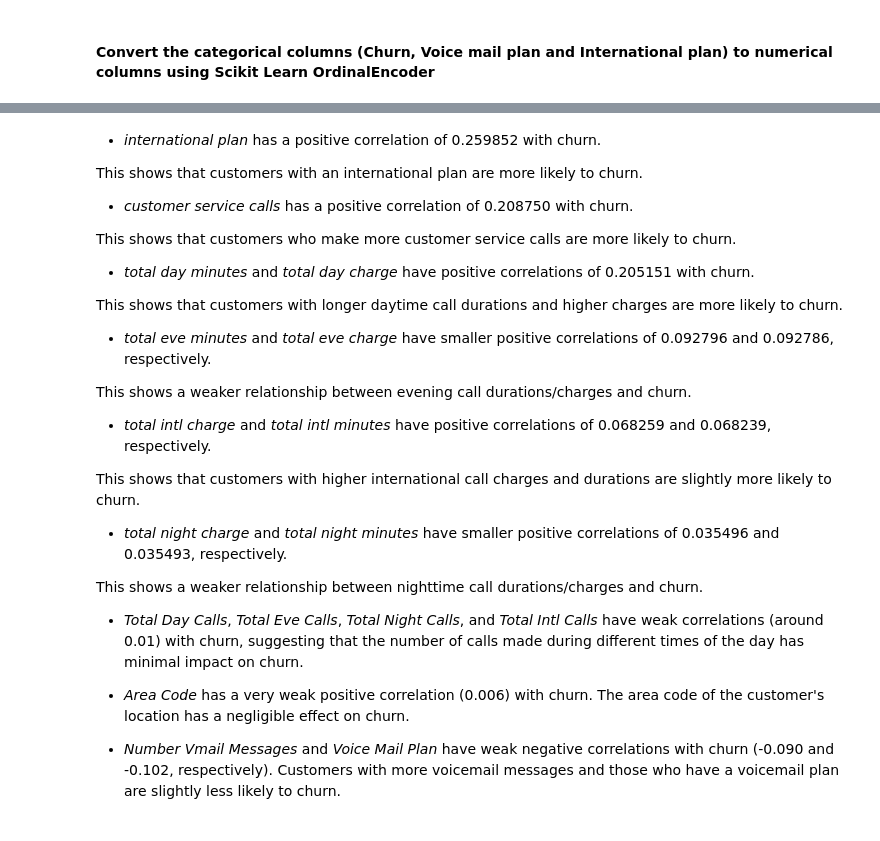
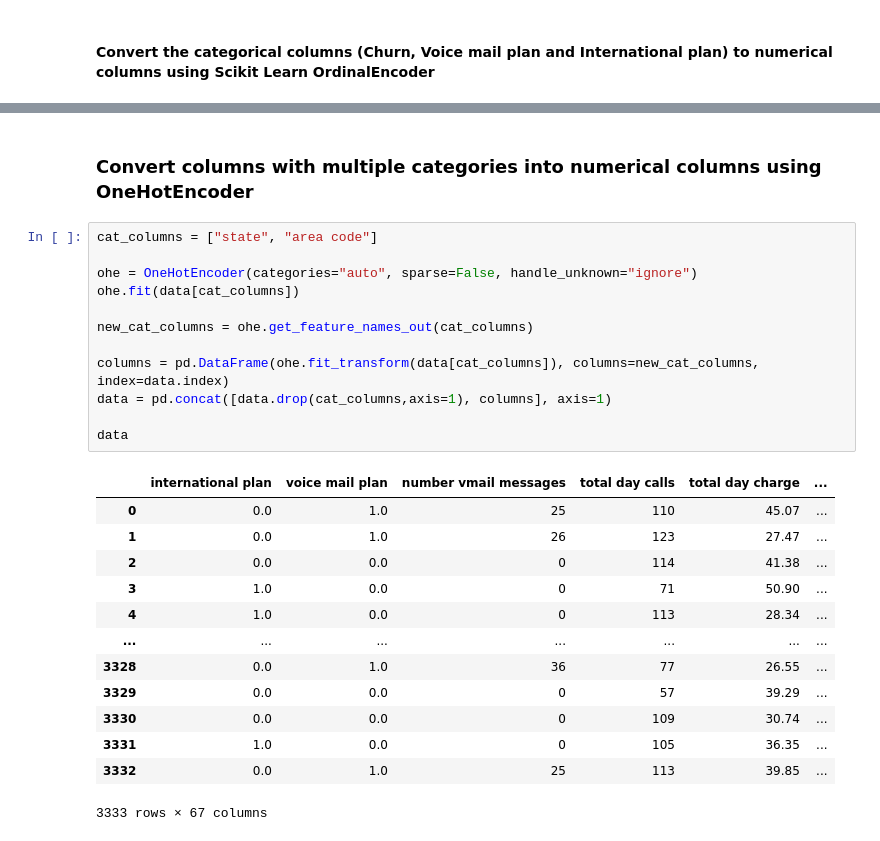
Before and after one commit to Emilly-Njue/Phase3-Project, a Jupyter notebook: customer_churn.ipynb, the cells around one changed output, grey strips where cells are left out. Drawn from its saved outputs; the diff is of its cells as text.

```diff
--- a/customer_churn.ipynb
+++ b/customer_churn.ipynb
@@ -459,31 +502,28 @@ data.corrwith(data['churn']).sort_values(ascending=False).to_frame('Churn')
-# %% [markdown]
-
-- *international plan* has a positive correlation of 0.259852 with churn.
-
-This shows that customers with an international plan are more likely to churn.
-
-- *customer service calls* has a positive correlation of 0.208750 with churn.
-
-This shows that customers who make more customer service calls are more likely to churn.
-
-- *total day minutes* and *total day charge* have positive correlations of 0.205151 with churn.
-
-This shows that customers with longer daytime call durations and higher charges are more likely to churn.
-
-- *total eve minutes* and *total eve charge* have smaller positive correlations of 0.092796 and 0.092786, respectively.
-
-This shows a weaker relationship between evening call durations/charges and churn.
-
-- *total intl charge* and *total intl minutes* have positive correlations of 0.068259 and 0.068239, respectively.
-
-This shows that customers with higher international call charges and durations are slightly more likely to churn.
-
-- *total night charge* and *total night minutes* have smaller positive correlations of 0.035496 and 0.035493, respectively.
-
-This shows a weaker relationship between nighttime call durations/charges and churn.
-
-- *Total Day Calls*, *Total Eve Calls*, *Total Night Calls*, and *Total Intl Calls* have weak correlations (around 0.01) with churn, suggesting that the number of calls made during different times of the day has minimal impact on churn.
-
-- *Area Code* has a very weak positive correlation (0.006) with churn. The area code of the customer's location has a negligible effect on churn.
-
-- *Number Vmail Messages* and *Voice Mail Plan* have weak negative correlations with churn (-0.090 and -0.102, respectively). Customers with more voicemail messages and those who have a voicemail plan are slightly less likely to churn.
+# %% [markdown]
+### Convert columns with multiple categories into numerical columns using OneHotEncoder
+# %%
+cat_columns = ["state", "area code"]
+
+ohe = OneHotEncoder(categories="auto", sparse=False, handle_unknown="ignore")
+ohe.fit(data[cat_columns])
+
+new_cat_columns = ohe.get_feature_names_out(cat_columns)
+
+columns = pd.DataFrame(ohe.fit_transform(data[cat_columns]), columns=new_cat_columns, index=data.index)
+data = pd.concat([data.drop(cat_columns,axis=1), columns], axis=1)
+
+data
+# %% [output]
+|  | international plan | voice mail plan | number vmail messages | total day calls | total day charge | ... |
+| 0 | 0.0 | 1.0 | 25 | 110 | 45.07 | ... |
+| 1 | 0.0 | 1.0 | 26 | 123 | 27.47 | ... |
+| 2 | 0.0 | 0.0 | 0 | 114 | 41.38 | ... |
+| 3 | 1.0 | 0.0 | 0 | 71 | 50.90 | ... |
+| 4 | 1.0 | 0.0 | 0 | 113 | 28.34 | ... |
+| ... | ... | ... | ... | ... | ... | ... |
+| 3328 | 0.0 | 1.0 | 36 | 77 | 26.55 | ... |
+| 3329 | 0.0 | 0.0 | 0 | 57 | 39.29 | ... |
+| 3330 | 0.0 | 0.0 | 0 | 109 | 30.74 | ... |
+| 3331 | 1.0 | 0.0 | 0 | 105 | 36.35 | ... |
+| 3332 | 0.0 | 1.0 | 25 | 113 | 39.85 | ... |
+3333 rows × 67 columns
```
Also changed, not shown: parts of 12 cells of this notebook.
